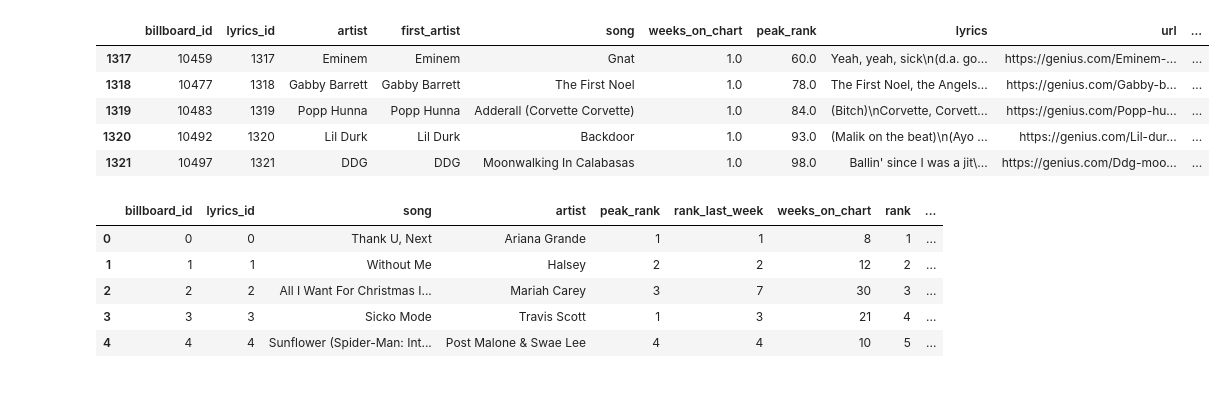
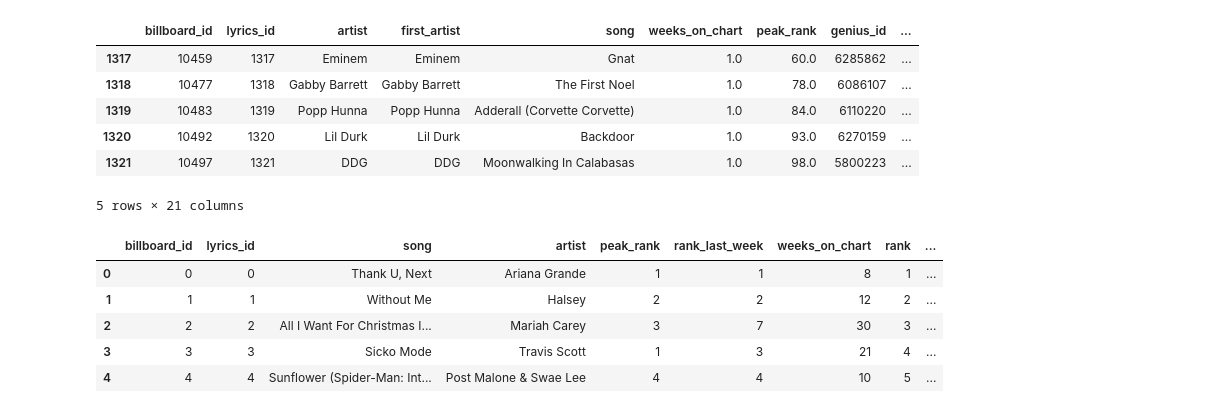
Before and after one commit to FelixSiegfriedRiedel/chart-lyrics-analysis, a Jupyter notebook: src/notebooks/keywords.ipynb, the cells around one changed output. Cells and saved outputs as stored; diff of their text form; code cells hidden in the pictures.

```diff
--- a/src/notebooks/keywords.ipynb
+++ b/src/notebooks/keywords.ipynb
@@ -37,15 +39,18 @@ for dirname, _, filenames in os.walk('../../data/billboard'):
 # %%
 pd.set_option('display.max_rows', 10)
 pd.set_option('display.max_colwidth', 30)
-lyrics = pd.read_csv('../../data/lyrics/bb_t100_lyrics_en_v2.csv', index_col=0, encoding='utf-8')
+lyrics = pd.read_csv('../../data/lyrics/bb_t100_lyrics_en.csv', index_col=0, encoding='utf-8')
+lyrics['genius_annotations'] = lyrics['genius_annotations'].apply(literal_eval)
+lyrics['genius_comments'] = lyrics['genius_comments'].apply(literal_eval)
 lyrics.tail()
 # %% [output]
-|  | billboard_id | lyrics_id | artist | first_artist | song | weeks_on_chart | peak_rank | lyrics | url | ... |
-| 1317 | 10459 | 1317 | Eminem | Eminem | Gnat | 1.0 | 60.0 | Yeah, yeah, sick\n(d.a. go... | https://genius.com/Eminem-... | ... |
-| 1318 | 10477 | 1318 | Gabby Barrett | Gabby Barrett | The First Noel | 1.0 | 78.0 | The First Noel, the Angels... | https://genius.com/Gabby-b... | ... |
-| 1319 | 10483 | 1319 | Popp Hunna | Popp Hunna | Adderall (Corvette Corvette) | 1.0 | 84.0 | (Bitch)\nCorvette, Corvett... | https://genius.com/Popp-hu... | ... |
-| 1320 | 10492 | 1320 | Lil Durk | Lil Durk | Backdoor | 1.0 | 93.0 | (Malik on the beat)\n(Ayo ... | https://genius.com/Lil-dur... | ... |
-| 1321 | 10497 | 1321 | DDG | DDG | Moonwalking In Calabasas | 1.0 | 98.0 | Ballin' since I was a jit\... | https://genius.com/Ddg-moo... | ... |
+|  | billboard_id | lyrics_id | artist | first_artist | song | weeks_on_chart | peak_rank | genius_id | ... |
+| 1317 | 10459 | 1317 | Eminem | Eminem | Gnat | 1.0 | 60.0 | 6285862 | ... |
+| 1318 | 10477 | 1318 | Gabby Barrett | Gabby Barrett | The First Noel | 1.0 | 78.0 | 6086107 | ... |
+| 1319 | 10483 | 1319 | Popp Hunna | Popp Hunna | Adderall (Corvette Corvette) | 1.0 | 84.0 | 6110220 | ... |
+| 1320 | 10492 | 1320 | Lil Durk | Lil Durk | Backdoor | 1.0 | 93.0 | 6270159 | ... |
+| 1321 | 10497 | 1321 | DDG | DDG | Moonwalking In Calabasas | 1.0 | 98.0 | 5800223 | ... |
+5 rows × 21 columns
 # %%
 bb_t100 = pd.read_csv('../../data/billboard/bb_t100_en.csv', index_col=0)
 bb_t100.head()
```
Also changed, not shown: parts of 20 cells of this notebook, 4 other files.
